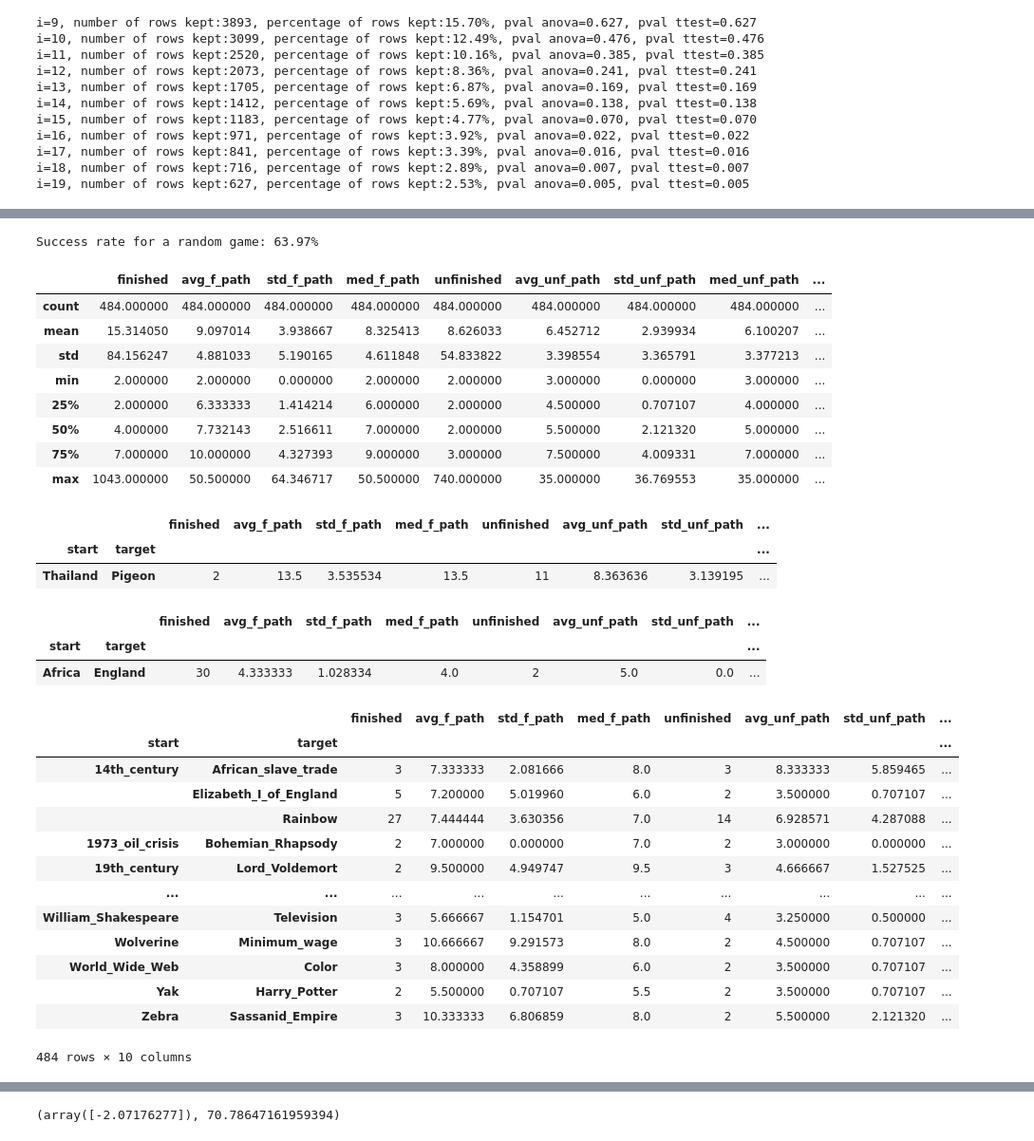
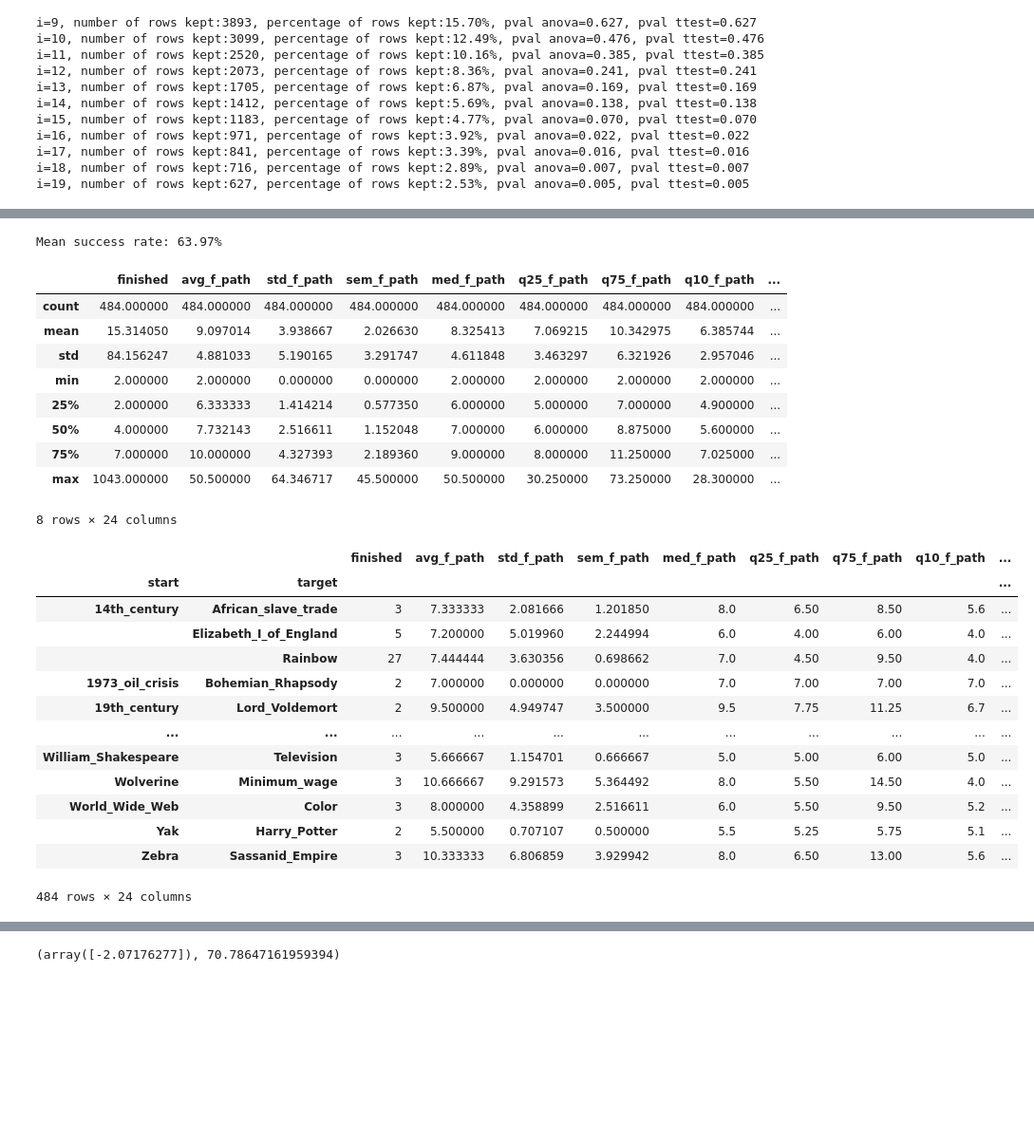
Before and after one commit to epfl-ada/ada-2024-project-outlier-1, a Jupyter notebook: part1_results.ipynb, the cells around one changed output, grey strips where cells are left out. Shown at 95% size. Drawn from its saved outputs; the diff is of its cells as text; code cells hidden in the pictures; blank space fills up the shorter version.

```diff
--- a/part1_results.ipynb
+++ b/part1_results.ipynb
@@ -146,7 +144,8 @@ categories, categories_duplicated = delete_duplicates_cat(categories, relationsh
 
 print(f'Number of unique article names in categories: {categories.article.unique().size}, number of rows: {categories.article.size}.')
 
-categories = categories.set_index('article', drop=True)
+categories = categories.set_index('article') # easier for the following
+
 display(categories_duplicated) # is empty, as expected
 # %% [output]
 Number of unique article names in categories: 4598, number of rows: 4598.
@@ -332,70 +342,56 @@ Let's compare unfinished and finished paths with same target and beginning to ch
 # %%
 path_finished_reduced = path_finished[['start', 'end', 'path', 'rating']].copy(deep=True).set_index(['start', 'end'], drop=True)
 path_unfinished_reduced = path_unfinished[['start', 'target', 'path', 'end']].copy(deep=True).set_index(['start', 'target'], drop=True)
 # Let's ignore unfinished paths where players clicked less than 2 links: we considered that these players where not serious.
 path_unfinished_reduced = path_unfinished_reduced[path_unfinished_reduced.path.str.len()>2]
 
 ## Let's compute statistics about the players paths:
-# finished:
-stats_finished = pd.DataFrame(path_finished_reduced.index.value_counts().sort_index())
-stats_finished.index.names = ['start', 'target']
-stats_finished['avg_f_path'] = path_finished_reduced['path'].str.len().groupby(level=[0,1]).mean()
-stats_finished['std_f_path'] = path_finished_reduced['path'].str.len().groupby(level=[0,1]).std()
-stats_finished['med_f_path'] = path_finished_reduced['path'].str.len().groupby(level=[0,1]).median()
-
-# unfinished:
-stats_unfinished = pd.DataFrame(path_unfinished_reduced.index.value_counts().sort_index())
-stats_unfinished['avg_unf_path'] = path_unfinished_reduced['path'].str.len().groupby(level=[0,1]).mean()
-stats_unfinished['std_unf_path'] = path_unfinished_reduced['path'].str.len().groupby(level=[0,1]).std()
-stats_unfinished['med_unf_path'] = path_unfinished_reduced['path'].str.len().groupby(level=[0,1]).median()
-
+stats_finished = compute_stats_games(path_finished_reduced, 'f')
+stats_unfinished = compute_stats_games(path_unfinished_reduced, 'unf')
 
 # Let's merge all these datas
 stats_games = stats_finished.join(stats_unfinished, how='inner', lsuffix='_f', rsuffix='_unf').dropna().rename(columns={'count_f': 'finished', 'count_unf': 'unfinished'})
 
 stats_games['finished'] = stats_games['finished'].astype(int)
 stats_games['unfinished'] = stats_games['unfinished'].astype(int)
 stats_games['tot_games_played'] = stats_games['finished']+stats_games['unfinished']
 stats_games['percentage_success'] = stats_games['finished']/(stats_games['finished']+stats_games['unfinished'])*100
 
+# stats_games = stats_games.loc[stats_games.tot_games_played>=4]
+
 tot_success_rate = stats_games['finished'].sum()/(stats_games['finished'].sum()+stats_games['unfinished'].sum())*100
 tot_success_rate
-print(f'Success rate for a random game: {tot_success_rate:.2f}%')
+print(f'Mean success rate: {tot_success_rate:.2f}%')
 
 display(stats_games.describe())
 
-display(stats_games.loc[stats_games['percentage_success']==stats_games['percentage_success'].min()])
-display(stats_games.loc[stats_games['percentage_success']==stats_games['percentage_success'].max()])
+# display(stats_games.loc[stats_games['percentage_success']==stats_games['percentage_success'].min()])
+# display(stats_games.loc[stats_games['percentage_success']==stats_games['percentage_success'].max()])
 
 stats_games
 # %% [output]
-Success rate for a random game: 63.97%
+Mean success rate: 63.97%
-|  | finished | avg_f_path | std_f_path | med_f_path | unfinished | avg_unf_path | std_unf_path | med_unf_path | ... |
+|  | finished | avg_f_path | std_f_path | sem_f_path | med_f_path | q25_f_path | q75_f_path | q10_f_path | ... |
 | count | 484.000000 | 484.000000 | 484.000000 | 484.000000 | 484.000000 | 484.000000 | 484.000000 | 484.000000 | ... |
-| mean | 15.314050 | 9.097014 | 3.938667 | 8.325413 | 8.626033 | 6.452712 | 2.939934 | 6.100207 | ... |
-| std | 84.156247 | 4.881033 | 5.190165 | 4.611848 | 54.833822 | 3.398554 | 3.365791 | 3.377213 | ... |
-| min | 2.000000 | 2.000000 | 0.000000 | 2.000000 | 2.000000 | 3.000000 | 0.000000 | 3.000000 | ... |
-| 25% | 2.000000 | 6.333333 | 1.414214 | 6.000000 | 2.000000 | 4.500000 | 0.707107 | 4.000000 | ... |
-| 50% | 4.000000 | 7.732143 | 2.516611 | 7.000000 | 2.000000 | 5.500000 | 2.121320 | 5.000000 | ... |
-| 75% | 7.000000 | 10.000000 | 4.327393 | 9.000000 | 3.000000 | 7.500000 | 4.009331 | 7.000000 | ... |
-| max | 1043.000000 | 50.500000 | 64.346717 | 50.500000 | 740.000000 | 35.000000 | 36.769553 | 35.000000 | ... |
+| mean | 15.314050 | 9.097014 | 3.938667 | 2.026630 | 8.325413 | 7.069215 | 10.342975 | 6.385744 | ... |
+| std | 84.156247 | 4.881033 | 5.190165 | 3.291747 | 4.611848 | 3.463297 | 6.321926 | 2.957046 | ... |
+| min | 2.000000 | 2.000000 | 0.000000 | 0.000000 | 2.000000 | 2.000000 | 2.000000 | 2.000000 | ... |
+| 25% | 2.000000 | 6.333333 | 1.414214 | 0.577350 | 6.000000 | 5.000000 | 7.000000 | 4.900000 | ... |
+| 50% | 4.000000 | 7.732143 | 2.516611 | 1.152048 | 7.000000 | 6.000000 | 8.875000 | 5.600000 | ... |
+| 75% | 7.000000 | 10.000000 | 4.327393 | 2.189360 | 9.000000 | 8.000000 | 11.250000 | 7.025000 | ... |
+| max | 1043.000000 | 50.500000 | 64.346717 | 45.500000 | 50.500000 | 30.250000 | 73.250000 | 28.300000 | ... |
+8 rows × 24 columns
-|  |  | finished | avg_f_path | std_f_path | med_f_path | unfinished | avg_unf_path | std_unf_path | ... |
-| start | target |  |  |  |  |  |  |  | ... |
-| Thailand | Pigeon | 2 | 13.5 | 3.535534 | 13.5 | 11 | 8.363636 | 3.139195 | ... |
+|  |  | finished | avg_f_path | std_f_path | sem_f_path | med_f_path | q25_f_path | q75_f_path | q10_f_path | ... |
+| start | target |  |  |  |  |  |  |  |  | ... |
+| 14th_century | African_slave_trade | 3 | 7.333333 | 2.081666 | 1.201850 | 8.0 | 6.50 | 8.50 | 5.6 | ... |
+|  | Elizabeth_I_of_England | 5 | 7.200000 | 5.019960 | 2.244994 | 6.0 | 4.00 | 6.00 | 4.0 | ... |
+|  | Rainbow | 27 | 7.444444 | 3.630356 | 0.698662 | 7.0 | 4.50 | 9.50 | 4.0 | ... |
+| 1973_oil_crisis | Bohemian_Rhapsody | 2 | 7.000000 | 0.000000 | 0.000000 | 7.0 | 7.00 | 7.00 | 7.0 | ... |
+| 19th_century | Lord_Voldemort | 2 | 9.500000 | 4.949747 | 3.500000 | 9.5 | 7.75 | 11.25 | 6.7 | ... |
+| ... | ... | ... | ... | ... | ... | ... | ... | ... | ... | ... |
+| William_Shakespeare | Television | 3 | 5.666667 | 1.154701 | 0.666667 | 5.0 | 5.00 | 6.00 | 5.0 | ... |
+| Wolverine | Minimum_wage | 3 | 10.666667 | 9.291573 | 5.364492 | 8.0 | 5.50 | 14.50 | 4.0 | ... |
+| World_Wide_Web | Color | 3 | 8.000000 | 4.358899 | 2.516611 | 6.0 | 5.50 | 9.50 | 5.2 | ... |
+| Yak | Harry_Potter | 2 | 5.500000 | 0.707107 | 0.500000 | 5.5 | 5.25 | 5.75 | 5.1 | ... |
+| Zebra | Sassanid_Empire | 3 | 10.333333 | 6.806859 | 3.929942 | 8.0 | 6.50 | 13.00 | 5.6 | ... |
-|  |  | finished | avg_f_path | std_f_path | med_f_path | unfinished | avg_unf_path | std_unf_path | ... |
-| start | target |  |  |  |  |  |  |  | ... |
-| Africa | England | 30 | 4.333333 | 1.028334 | 4.0 | 2 | 5.0 | 0.0 | ... |
-|  |  | finished | avg_f_path | std_f_path | med_f_path | unfinished | avg_unf_path | std_unf_path | ... |
-| start | target |  |  |  |  |  |  |  | ... |
-| 14th_century | African_slave_trade | 3 | 7.333333 | 2.081666 | 8.0 | 3 | 8.333333 | 5.859465 | ... |
-|  | Elizabeth_I_of_England | 5 | 7.200000 | 5.019960 | 6.0 | 2 | 3.500000 | 0.707107 | ... |
-|  | Rainbow | 27 | 7.444444 | 3.630356 | 7.0 | 14 | 6.928571 | 4.287088 | ... |
-| 1973_oil_crisis | Bohemian_Rhapsody | 2 | 7.000000 | 0.000000 | 7.0 | 2 | 3.000000 | 0.000000 | ... |
-| 19th_century | Lord_Voldemort | 2 | 9.500000 | 4.949747 | 9.5 | 3 | 4.666667 | 1.527525 | ... |
-| ... | ... | ... | ... | ... | ... | ... | ... | ... | ... |
-| William_Shakespeare | Television | 3 | 5.666667 | 1.154701 | 5.0 | 4 | 3.250000 | 0.500000 | ... |
-| Wolverine | Minimum_wage | 3 | 10.666667 | 9.291573 | 8.0 | 2 | 4.500000 | 0.707107 | ... |
-| World_Wide_Web | Color | 3 | 8.000000 | 4.358899 | 6.0 | 2 | 3.500000 | 0.707107 | ... |
-| Yak | Harry_Potter | 2 | 5.500000 | 0.707107 | 5.5 | 2 | 3.500000 | 0.707107 | ... |
-| Zebra | Sassanid_Empire | 3 | 10.333333 | 6.806859 | 8.0 | 2 | 5.500000 | 2.121320 | ... |
-484 rows × 10 columns
+484 rows × 24 columns
```
Also changed, not shown: parts of 36 cells of this notebook, 3 other files.
